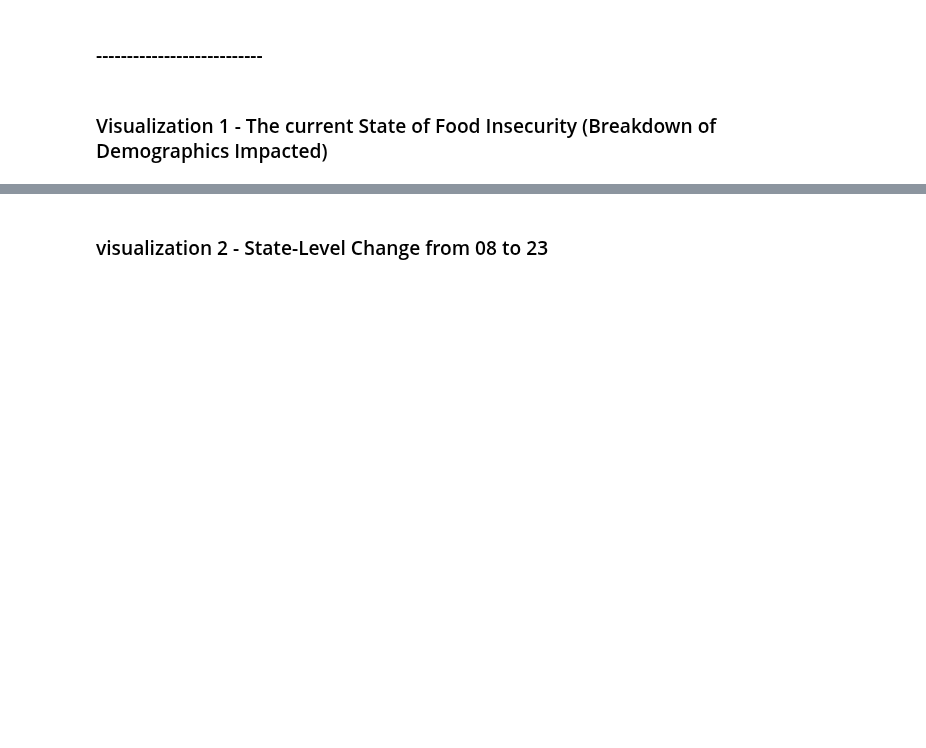
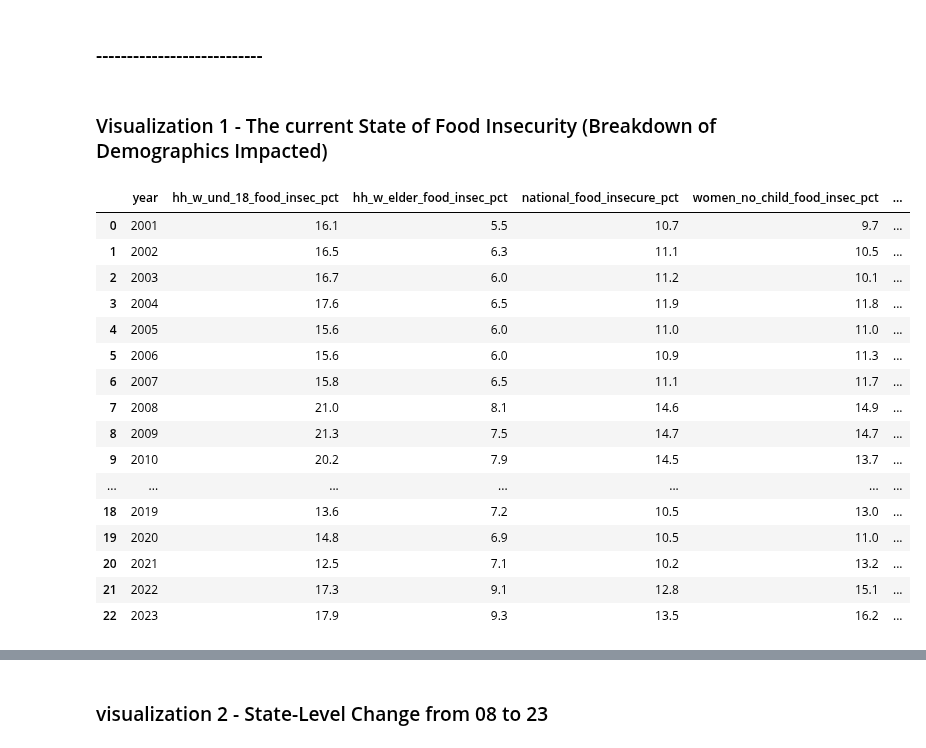
Before and after one commit to jhnboyy/CUNY_SPS_WORK, a Jupyter notebook: FALL2025/DATA608/Story6/Story 6.ipynb, the cells around one changed output, grey strips where cells are left out. Cells and saved outputs as stored; diff of their text form; code cells hidden in the pictures; blank space fills up the shorter version.

```diff
--- a/FALL2025/DATA608/Story6/Story 6.ipynb
+++ b/FALL2025/DATA608/Story6/Story 6.ipynb
@@ -146,8 +146,26 @@ nation_yearly_food_insec = nation_yearly_food_insec[["year","food_insecure_pct"]
 national_overtime_snapshot = child_eld.merge(nation_yearly_food_insec,on=['year'])
 national_overtime_snapshot['year']=national_overtime_snapshot['year'].astype(int)
 
-# All together
-overtime_all = national_overtime_snapshot.merge(regions,on ='year')
+
+nochild_women_men = all_households_df[
+    (all_households_df["Category"] == "Household composition") &
+    (all_households_df["Subcategory"] == "With no children < 18 years") &
+    (all_households_df["Sub-subcategory"].isin(["Women living alone", "Men living alone"]))
+][["Year", "Sub-subcategory", "Food insecure-percent"]].copy()
+
+# Clean column names
+nochild_women = nochild_women_men[["Year","Food insecure-percent"]][nochild_women_men["Sub-subcategory"]=="Women living alone"].rename(columns={"Year": "year","Food insecure-percent": "women_no_child_food_insec_pct" })
+nochild_men = nochild_women_men[["Year","Food insecure-percent"]][nochild_women_men["Sub-subcategory"]=="Men living alone"].rename(columns={"Year": "year","Food insecure-percent": "men_no_child_food_insec_pct" })
+
+
+# Merge into your national_overtime_snapshot
+national_overtime_snapshot = national_overtime_snapshot.merge(nochild_women,on="year").merge(nochild_men,on="year")
+
+# (keep your existing line – just after the merge above)
+national_overtime_snapshot["year"] = national_overtime_snapshot["year"].astype(int)
+
+# --------- existing code: merge with regions ----------
+overtime_all = national_overtime_snapshot.merge(regions, on="year")
 # %%
 # overtime_all
 # %%
@@ -349,4 +367,24 @@ state_level_2023 = state_level_2023[["state","households_total","households_snap
 ### ---------------------------
 # %% [markdown]
 ### Visualization 1 - The current State of Food Insecurity (Breakdown of Demographics Impacted)
+# %%
+overtime_all
+# %% [output]
+|  | year | hh_w_und_18_food_insec_pct | hh_w_elder_food_insec_pct | national_food_insecure_pct | women_no_child_food_insec_pct | ... |
+| 0 | 2001 | 16.1 | 5.5 | 10.7 | 9.7 | ... |
+| 1 | 2002 | 16.5 | 6.3 | 11.1 | 10.5 | ... |
+| 2 | 2003 | 16.7 | 6.0 | 11.2 | 10.1 | ... |
+| 3 | 2004 | 17.6 | 6.5 | 11.9 | 11.8 | ... |
+| 4 | 2005 | 15.6 | 6.0 | 11.0 | 11.0 | ... |
+| 5 | 2006 | 15.6 | 6.0 | 10.9 | 11.3 | ... |
+| 6 | 2007 | 15.8 | 6.5 | 11.1 | 11.7 | ... |
+| 7 | 2008 | 21.0 | 8.1 | 14.6 | 14.9 | ... |
+| 8 | 2009 | 21.3 | 7.5 | 14.7 | 14.7 | ... |
+| 9 | 2010 | 20.2 | 7.9 | 14.5 | 13.7 | ... |
+| ... | ... | ... | ... | ... | ... | ... |
+| 18 | 2019 | 13.6 | 7.2 | 10.5 | 13.0 | ... |
+| 19 | 2020 | 14.8 | 6.9 | 10.5 | 11.0 | ... |
+| 20 | 2021 | 12.5 | 7.1 | 10.2 | 13.2 | ... |
+| 21 | 2022 | 17.3 | 9.1 | 12.8 | 15.1 | ... |
+| 22 | 2023 | 17.9 | 9.3 | 13.5 | 16.2 | ... |
 # %%
```
Also changed, not shown: parts of 2 cells of this notebook, 1 other file.
